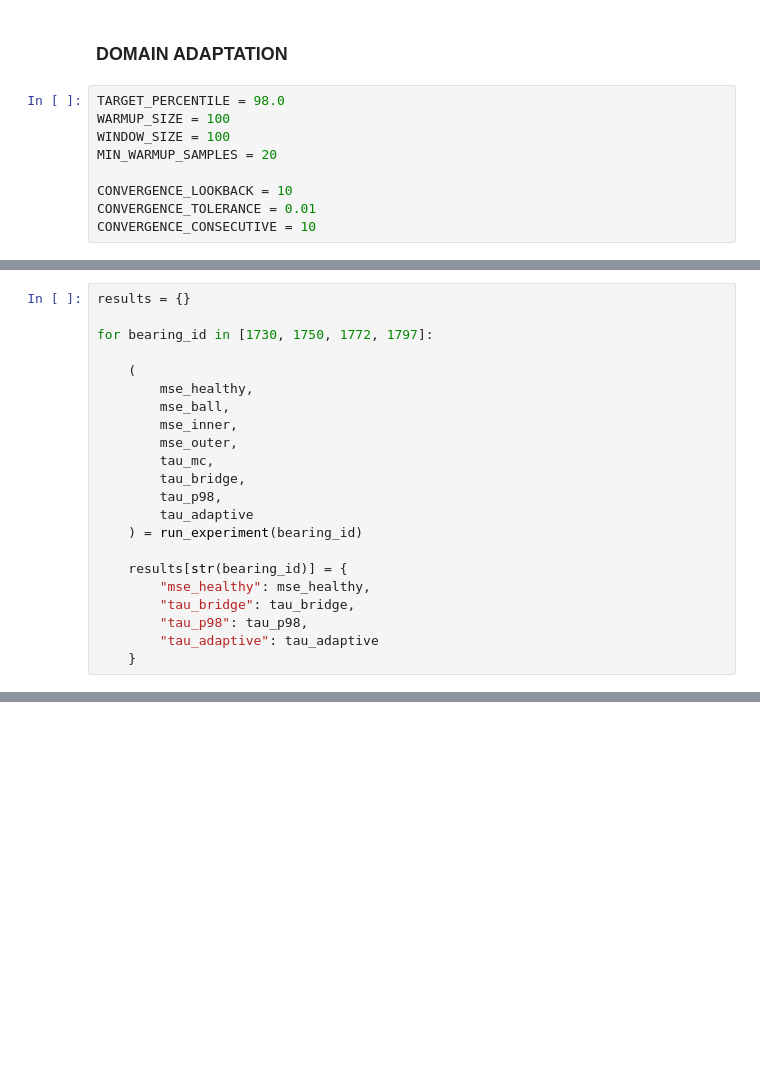
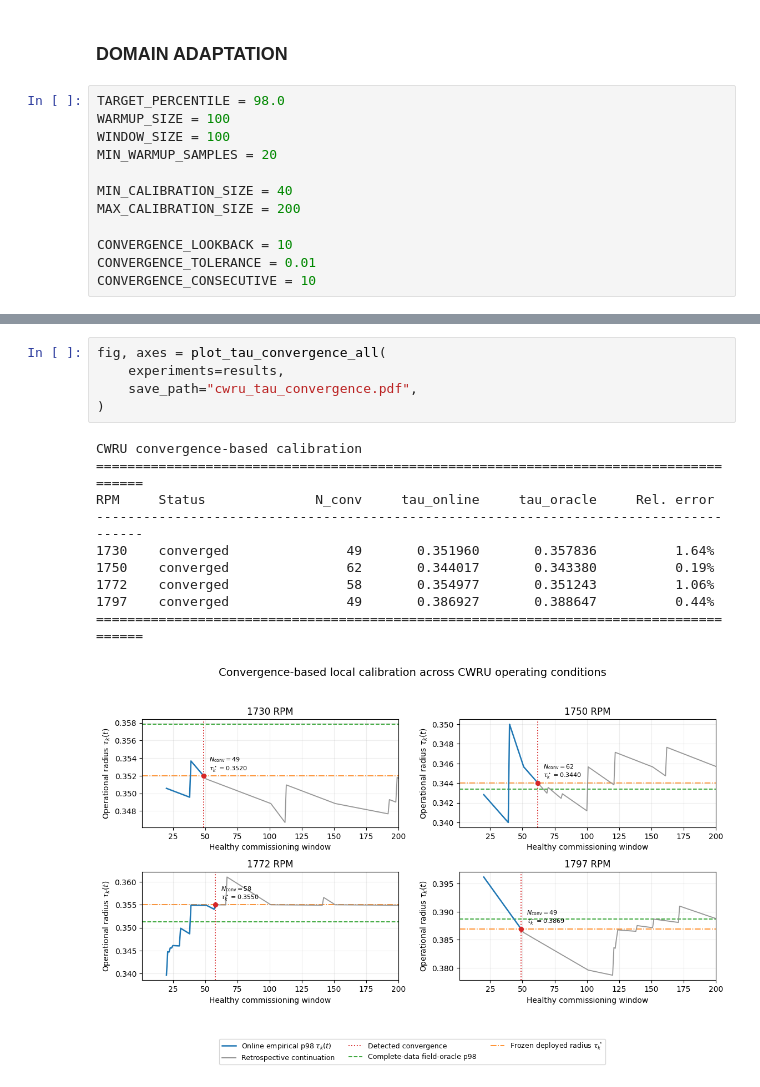
Before and after one commit to eduardodisanti/inverse_problem, a Jupyter notebook: journal_paper/bearing_autoencoder_cwru_per_asset.ipynb, the cells around one changed output, grey strips where cells are left out. Cells and saved outputs as stored; diff of their text form; blank space fills up the shorter version.

Commit message:
CONVERGENCE PROTOCOL CHANGED

```diff
--- a/journal_paper/bearing_autoencoder_cwru_per_asset.ipynb
+++ b/journal_paper/bearing_autoencoder_cwru_per_asset.ipynb
@@ -872,6 +873,9 @@ WARMUP_SIZE = 100
 WINDOW_SIZE = 100
 MIN_WARMUP_SAMPLES = 20
 
+MIN_CALIBRATION_SIZE = 40
+MAX_CALIBRATION_SIZE = 200
+
 CONVERGENCE_LOOKBACK = 10
 CONVERGENCE_TOLERANCE = 0.01
 CONVERGENCE_CONSECUTIVE = 10
@@ -2411,22 +2185,0 @@ def plot_tau_convergence_all(
-# %%
-results = {}
-
-for bearing_id in [1730, 1750, 1772, 1797]:
-
-    (
-        mse_healthy,
-        mse_ball,
-        mse_inner,
-        mse_outer,
-        tau_mc,
-        tau_bridge,
-        tau_p98,
-        tau_adaptive
-    ) = run_experiment(bearing_id)
-
-    results[str(bearing_id)] = {
-        "mse_healthy": mse_healthy,
-        "tau_bridge": tau_bridge,
-        "tau_p98": tau_p98,
-        "tau_adaptive": tau_adaptive
-    }
@@ -2432,0 +2527,16 @@ for bearing_id in [1730, 1750, 1772, 1797]:
+# %%
+fig, axes = plot_tau_convergence_all(
+    experiments=results,
+    save_path="cwru_tau_convergence.pdf",
+)
+# %% [output]
+CWRU convergence-based calibration
+======================================================================================
+RPM     Status              N_conv     tau_online     tau_oracle     Rel. error
+--------------------------------------------------------------------------------------
+1730    converged               49       0.351960       0.357836          1.64%
+1750    converged               62       0.344017       0.343380          0.19%
+1772    converged               58       0.354977       0.351243          1.06%
+1797    converged               49       0.386927       0.388647          0.44%
+======================================================================================
+[figure, added]
```
Also changed, not shown: parts of 15 cells of this notebook, 9 other files.
